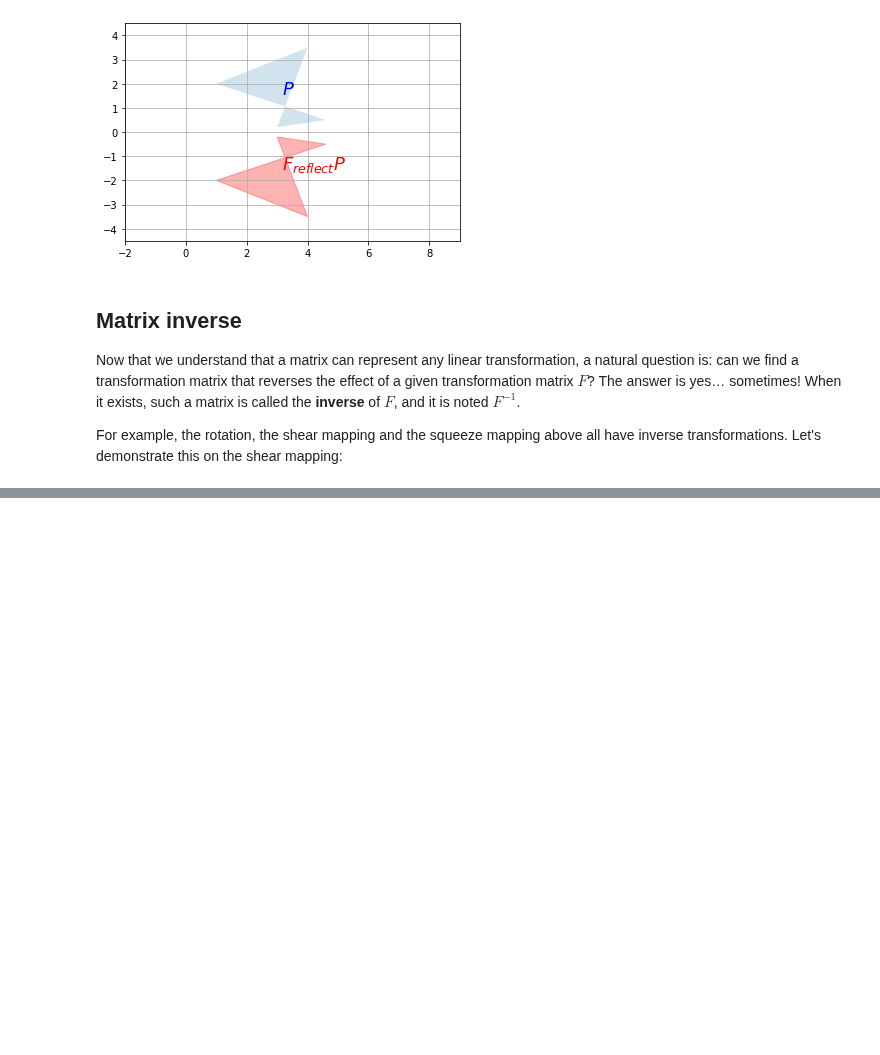
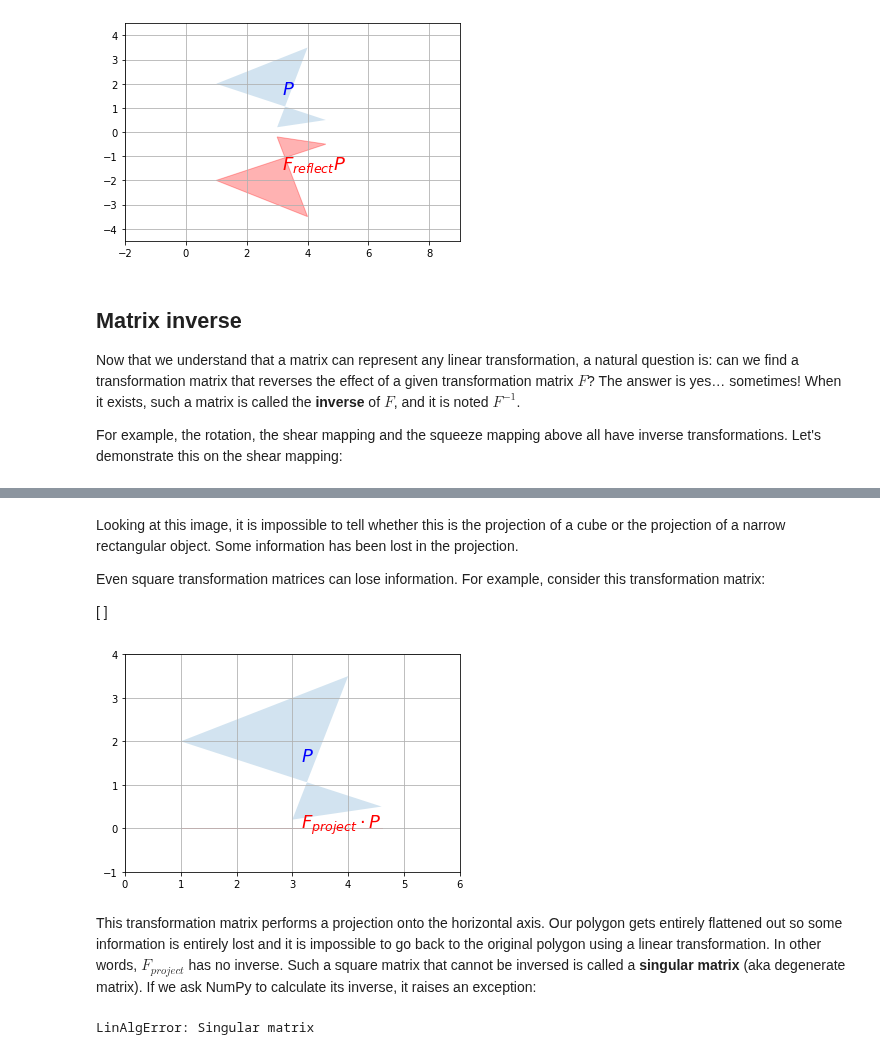
Before and after one commit to jackhwl/OpenCV, a Jupyter notebook: HandOn_MachineLearning/3/math_linear_algebra.ipynb, the cells around one changed output, grey strips where cells are left out. Drawn from its saved outputs; the diff is of its cells as text; code cells hidden in the pictures; blank space fills up the shorter version.

```diff
--- a/HandOn_MachineLearning/3/math_linear_algebra.ipynb
+++ b/HandOn_MachineLearning/3/math_linear_algebra.ipynb
@@ -1310,0 +1344,25 @@ For example, the rotation, the shear mapping and the squeeze mapping above all h
+# %% [markdown]
+Looking at this image, it is impossible to tell whether this is the projection of a cube or the projection of a narrow rectangular object. Some information has been lost in the projection.
+
+Even square transformation matrices can lose information. For example, consider this transformation matrix:
+
+[ ]
+# %%
+F_project = np.array([
+        [1, 0],
+        [0, 0]
+    ])
+plot_transformation(P, F_project.dot(P), "$P$", "$F_{project} \cdot P$",
+                    axis=[0, 6, -1, 4])
+plt.show()
+# %% [output]
+[figure, added]
+# %% [markdown]
+This transformation matrix performs a projection onto the horizontal axis. Our polygon gets entirely flattened out so some information is entirely lost and it is impossible to go back to the original polygon using a linear transformation. In other words, $F_{project}$ has no inverse. Such a square matrix that cannot be inversed is called a **singular matrix** (aka degenerate matrix). If we ask NumPy to calculate its inverse, it raises an exception:
+# %%
+try:
+    LA.inv(F_project)
+except LA.LinAlgError as e:
+    print("LinAlgError:", e)
+# %% [output]
+LinAlgError: Singular matrix
```
Also changed, not shown: parts of 17 cells of this notebook.
